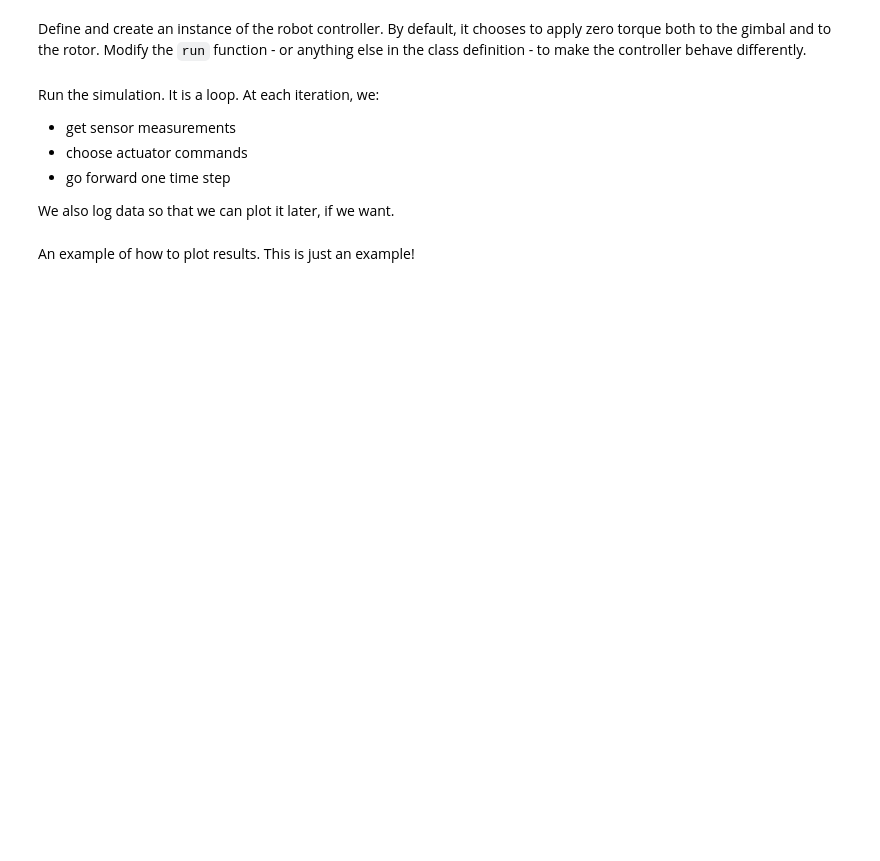
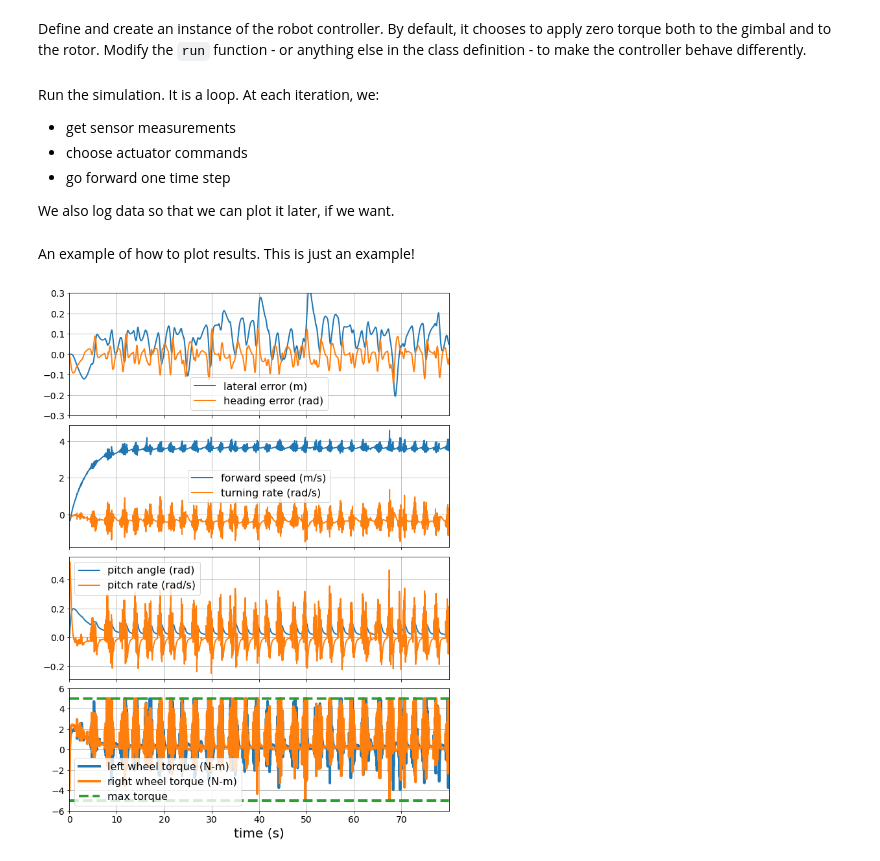
Before and after one commit to GigaVoltFlash/ae353-sp21, a Jupyter notebook: projects/02_segbot/SegbotDemo.ipynb, the cells around one changed output. Saved outputs shown, nothing was run; the diff lists cells and outputs as text; code cells hidden in the pictures; blank space fills up the shorter version.

```diff
--- a/projects/02_segbot/SegbotDemo.ipynb
+++ b/projects/02_segbot/SegbotDemo.ipynb
@@ -53,24 +56,24 @@ K1 = np.array([[-3.872983346207442,
   -23.118474300975038,
   -4.691015172265555]])
 
-K2 = np.array([[-5.000000000000083,
-  -13.748174838241393,
-  -1.0000000000000284,
-  -4.5378077845712355,
-  -23.195157084954516,
-  -4.172339830994215],
- [4.99999999999994,
-  13.748174838241162,
-  -1.0000000000000284,
-  4.537807784571223,
-  -23.19515708495466,
-  -4.172339830994215]])
+K2 = np.array([[-3.5355339059326973,
+  -11.462230976904468,
+  -0.9128709291750994,
+  -4.387281935445986,
+  -23.13326282519175,
+  -4.3568742351744625],
+ [3.5355339059327457,
+  11.462230976904587,
+  -0.9128709291751278,
+  4.38728193544597,
+  -23.133262825191636,
+  -4.35687423517447]])
 # %%
 class RobotController:
     def __init__(self, dt=0.01, K = K1):
         self.dt = dt
-        self.v_des = 3
-        self.e_l_des = -0.2
+        self.v_des = 4
+        self.e_l_des = -0.3
         self.K = K
 
     def run(self, lateral_error, heading_error, forward_speed, turning_rate, pitch_angle, pitch_rate):
@@ -88,8 +91,8 @@ controller = RobotController(dt=robot.dt)
 class RobotController2:
     def __init__(self, dt=0.01, K = K2):
         self.dt = dt
-        self.v_des = 5
-        self.e_l_des = -0.2
+        self.v_des = 4
+        self.e_l_des = -0.3
         self.K = K
 
     def run(self, lateral_error, heading_error, forward_speed, turning_rate, pitch_angle, pitch_rate):
@@ -121,12 +124,12 @@ robot.reset(turn_left=False,            # does the robot turn left or right arou
 # Choose a camera view
 # robot.camera_sideview()
 # robot.camera_topview()
-# robot.camera_chaseview(robot.robot1_id, yaw=270.) # For robot 1
+# robot.camera_chaseview(yaw=270.) # For robot 1
 
 
 # Choose how long we want to run the simulation, and
 # compute the corresponding number of time steps
-run_time = 20.
+run_time = 80.
 num_steps = int(run_time/robot.dt)
 
 if (two_robots):
@@ -255,38 +258,42 @@ ax[0].plot(data['t'], data['heading_error1'], label='heading error (rad)', linew
 ax[0].grid()
 ax[0].legend(fontsize=16)
 ax[0].tick_params(labelsize=14)
+ax[0].set_ylim(-0.3,0.3)
+
 
 # Second subplot
 ax[1].plot(data['t'], data['forward_speed1'], label='forward speed (m/s)', linewidth=2)
 ax[1].plot(data['t'], data['turning_rate1'], label='turning rate (rad/s)', linewidth=2)
 ax[1].grid()
 ax[1].legend(fontsize=16)
 ax[1].tick_params(labelsize=14)
 
 # Third subplot
 ax[2].plot(data['t'], data['pitch_angle1'], label='pitch angle (rad)', linewidth=2)
 ax[2].plot(data['t'], data['pitch_rate1'], label='pitch rate (rad/s)', linewidth=2)
 ax[2].grid()
 ax[2].legend(fontsize=16)
 ax[2].tick_params(labelsize=14)
 
 # Fourth subplot
 ax[3].plot(data['t'], data['tau_left1'], label='left wheel torque (N-m)', linewidth=4)
 ax[3].plot(data['t'], data['tau_right1'], label='right wheel torque (N-m)', linewidth=4)
 ax[3].plot(data['t'], np.ones_like(data['t']) * robot.tau_max, '--', label='max torque', linewidth=4, color='C2')
 ax[3].plot(data['t'], -np.ones_like(data['t']) * robot.tau_max, '--', linewidth=4, color='C2')
 ax[3].grid()
 ax[3].legend(fontsize=16)
 ax[3].tick_params(labelsize=14)
 ax[3].set_ylim(-1.2 * robot.tau_max, 1.2 * robot.tau_max)
 
 # Set x-axis properties (only need to do this on the fourth
 # subplot since all four subplots share the same x-axis)
 ax[3].set_xlabel('time (s)', fontsize=20)
 ax[3].set_xlim([data['t'][0], data['t'][-1]])
 
 # Make the arrangement of subplots look nice
 fig.tight_layout()
+# %% [output]
+[figure, added]
 # %%
 if (two_robots):
     # Create a figure with four subplots, all of which share the same x-axis
```
Also changed, not shown: parts of 3 cells of this notebook, 6 other files.
